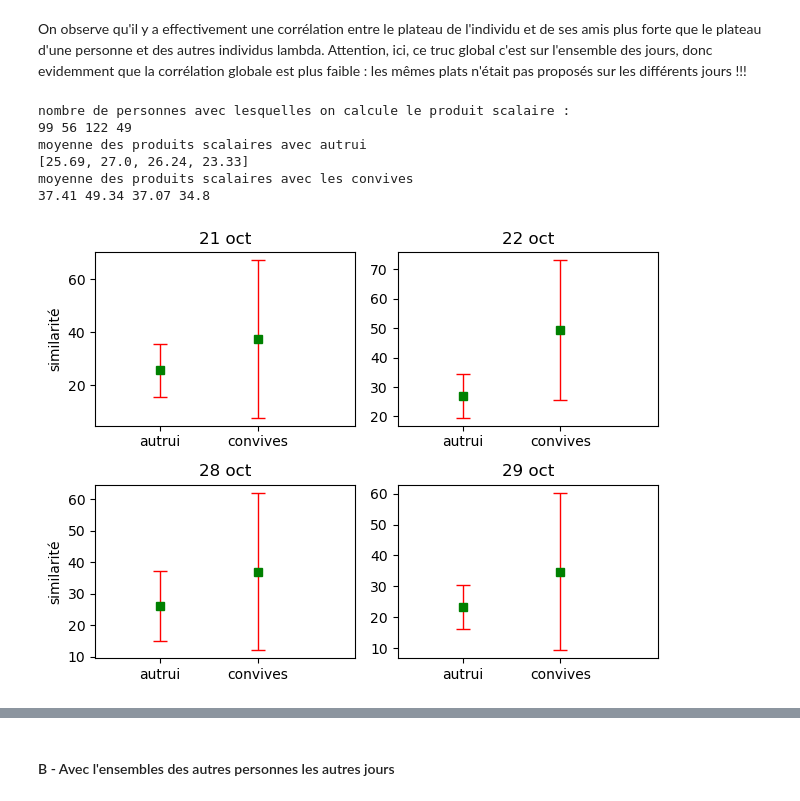
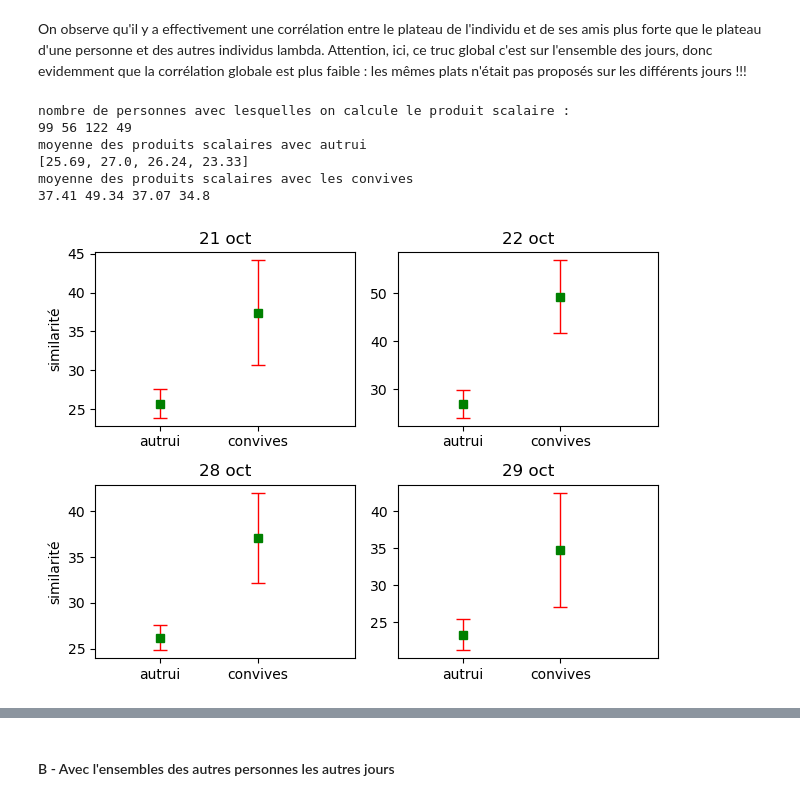
Before and after one commit to hippolyte456/Projet_MIChoCo, a Jupyter notebook: analyse/correlation_hélène.ipynb, the cells around one changed output, grey strips where cells are left out. Drawn from its saved outputs; the diff is of its cells as text; code cells hidden in the pictures.

```diff
--- a/analyse/correlation_hélène.ipynb
+++ b/analyse/correlation_hélène.ipynb
@@ -163,25 +163,36 @@ On observe qu'il y a effectivement une corrélation entre le plateau de l'indivi
 # %%
 from math import sqrt
 
+sqrt_N_21 = sqrt(len(corr_oct_21['corr_tot']))
+sqrt_n_21 = sqrt(corr_oct_21['corr_convives'].count())
 mean_tot_21 = corr_oct_21['corr_tot'].mean()
 mean_convives_21 = corr_oct_21['corr_convives'].mean(skipna = True)
-se_tot_21 = sqrt(len(corr_oct_21['corr_tot']))
-se_convives_21 = corr_oct_21['corr_convives'].std()
-#se_convives_21 = sqrt(corr_oct_21['nb_copains']).mean(skipna=True)
+se_tot_21 = corr_oct_21['corr_tot'].std(skipna = True)
+se_convives_21 = corr_oct_21['corr_convives'].std(skipna = True)
 
+
+
+sqrt_N_22 = sqrt(len(corr_oct_22['corr_tot']))
+sqrt_n_22 = sqrt(corr_oct_22['corr_convives'].count())
 mean_tot_22 = corr_oct_22['corr_tot'].mean()
 mean_convives_22 = corr_oct_22['corr_convives'].mean(skipna = True)
-se_tot_22 = sqrt(len(corr_oct_22['corr_tot']))
+se_tot_22 = corr_oct_22['corr_tot'].std(skipna = True)
 se_convives_22 = corr_oct_22['corr_convives'].std()
 
+
+sqrt_N_28 = sqrt(len(corr_oct_28['corr_tot']))
+sqrt_n_28 = sqrt(corr_oct_28['corr_convives'].count())
 mean_tot_28 = corr_oct_28['corr_tot'].mean()
 mean_convives_28 = corr_oct_28['corr_convives'].mean(skipna = True)
-se_tot_28 = sqrt(len(corr_oct_28['corr_tot']))
+se_tot_28 = corr_oct_28['corr_tot'].std(skipna = True)
 se_convives_28 = corr_oct_28['corr_convives'].std()
 
+
+sqrt_N_29 = sqrt(len(corr_oct_29['corr_tot']))
+sqrt_n_29 = sqrt(corr_oct_29['corr_convives'].count())
 mean_tot_29 = corr_oct_29['corr_tot'].mean()
 mean_convives_29 = corr_oct_29['corr_convives'].mean(skipna = True)
-se_tot_29 = sqrt(len(corr_oct_29['corr_tot']))
+se_tot_29 = corr_oct_29['corr_tot'].std(skipna = True)
 se_convives_29 = corr_oct_29['corr_convives'].std()
 
 means = [mean_tot_21 , mean_convives_21, mean_tot_22 , mean_convives_22, mean_tot_28 , mean_convives_28, mean_tot_29 , mean_convives_29]
@@ -194,7 +205,7 @@ print('moyenne des produits scalaires avec autrui')
 means_autrui = [round(mean_tot_21, ndigits =2), round(mean_tot_22, ndigits =2), round(mean_tot_28, ndigits =2), round(mean_tot_29, ndigits =2)]
 print(means_autrui)
 
-se_autrui = [se_convives_21, se_convives_22, se_convives_28, se_convives_29]
+se_autrui = [se_convives_21 , se_convives_22, se_convives_28, se_convives_29]
 print('moyenne des produits scalaires avec les convives')
 print(round(mean_convives_21, ndigits =2), round(mean_convives_22, ndigits =2), round(mean_convives_28, ndigits =2), round(mean_convives_29, ndigits =2))
 
@@ -202,7 +213,7 @@ fig = plt.figure()
 
 plt.subplot(221)
 means = [mean_tot_21 , mean_convives_21]
-se = [se_tot_21, se_convives_21]
+se = [1.96 * se_tot_21 / sqrt_N_21, 1.96 * se_convives_21/ sqrt_n_21]
 X = [0.5, 1.25]
 plt.xlim(0,2)
 plt.ylabel('similarité')
@@ -213,43 +224,43 @@ plt.title('21 oct')
 
 plt.subplot(222)
 means = [mean_tot_22 , mean_convives_22]
-se = [se_tot_22, se_convives_22]
+se = [1.96 * se_tot_22 / sqrt_N_22, 1.96 * se_convives_22/ sqrt_n_22]
 X = [0.5, 1.25]
 plt.xlim(0,2)
-plt.errorbar(X, means , yerr = se, color = 'g', fmt='s', ecolor = 'red', capthick = 1, elinewidth = 1, capsize = 5)
+plt.errorbar(X, means , yerr = se , color = 'g', fmt='s', ecolor = 'red', capthick = 1, elinewidth = 1, capsize = 5)
 plt.xticks(X, ['autrui', 'convives'])
 plt.title('22 oct')
 
 plt.subplot(223)
 means = [mean_tot_28 , mean_convives_28]
-se = [se_tot_28, se_convives_28]
+se = [1.96 * se_tot_28 / sqrt_N_28, 1.96 * se_convives_28/ sqrt_n_28]
 X = [0.5, 1.25]
 plt.xlim(0,2)
 plt.ylabel('similarité')
-plt.errorbar(X, means , yerr = se, color = 'g',fmt='s', ecolor = 'red', capthick = 1, elinewidth = 1, capsize = 5)
+plt.errorbar(X, means , yerr = se , color = 'g',fmt='s', ecolor = 'red', capthick = 1, elinewidth = 1, capsize = 5)
 plt.xticks(X, ['autrui', 'convives'])
 plt.title('28 oct')
 
 plt.subplot(224)
 means = [mean_tot_29 , mean_convives_29]
-se = [se_tot_29, se_convives_29]
+se = [1.96 * se_tot_29 / sqrt_N_29, 1.96 * se_convives_29/ sqrt_n_29]
 X = [0.5, 1.25]
 plt.xlim(0,2)
-plt.errorbar(X, means , yerr = se,color = 'g', fmt='s', ecolor = 'red', capthick = 1, elinewidth = 1, capsize = 5)
+plt.errorbar(X, means , yerr = se ,color = 'g', fmt='s', ecolor = 'red', capthick = 1, elinewidth = 1, capsize = 5)
 plt.xticks(X, ['autrui', 'convives'])
 plt.title('29 oct')
 plt.tight_layout()
 plt.show()
 
 fig.savefig('figures/stats_similarites')
 # %% [output]
 nombre de personnes avec lesquelles on calcule le produit scalaire :
 99 56 122 49
 moyenne des produits scalaires avec autrui
 [25.69, 27.0, 26.24, 23.33]
 moyenne des produits scalaires avec les convives
 37.41 49.34 37.07 34.8
-[figure, old version]
+[figure, new version]
 # %%
 # on peut voir les résultats jour par jour :
 mini = 0
```
Also changed, not shown: parts of 9 cells of this notebook, 16 other files.
